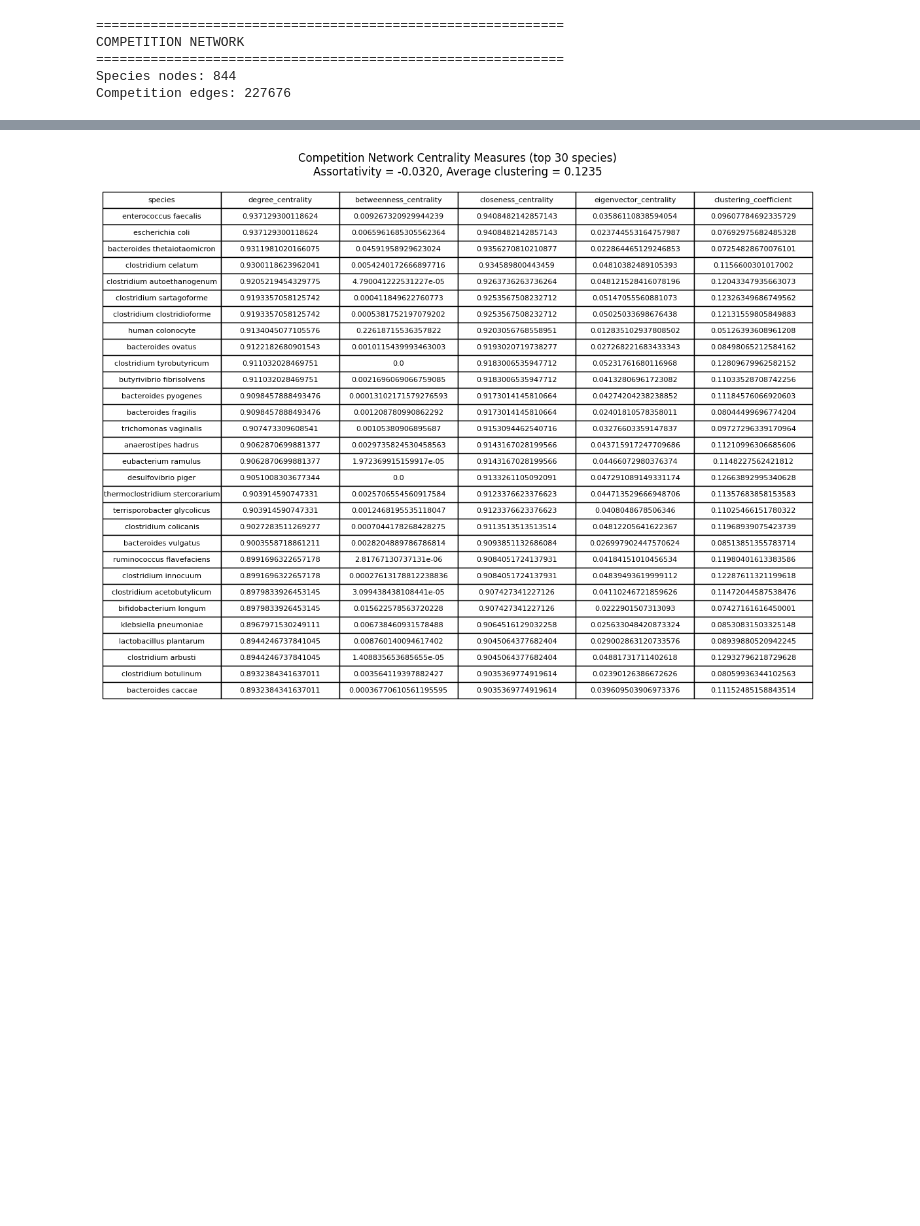
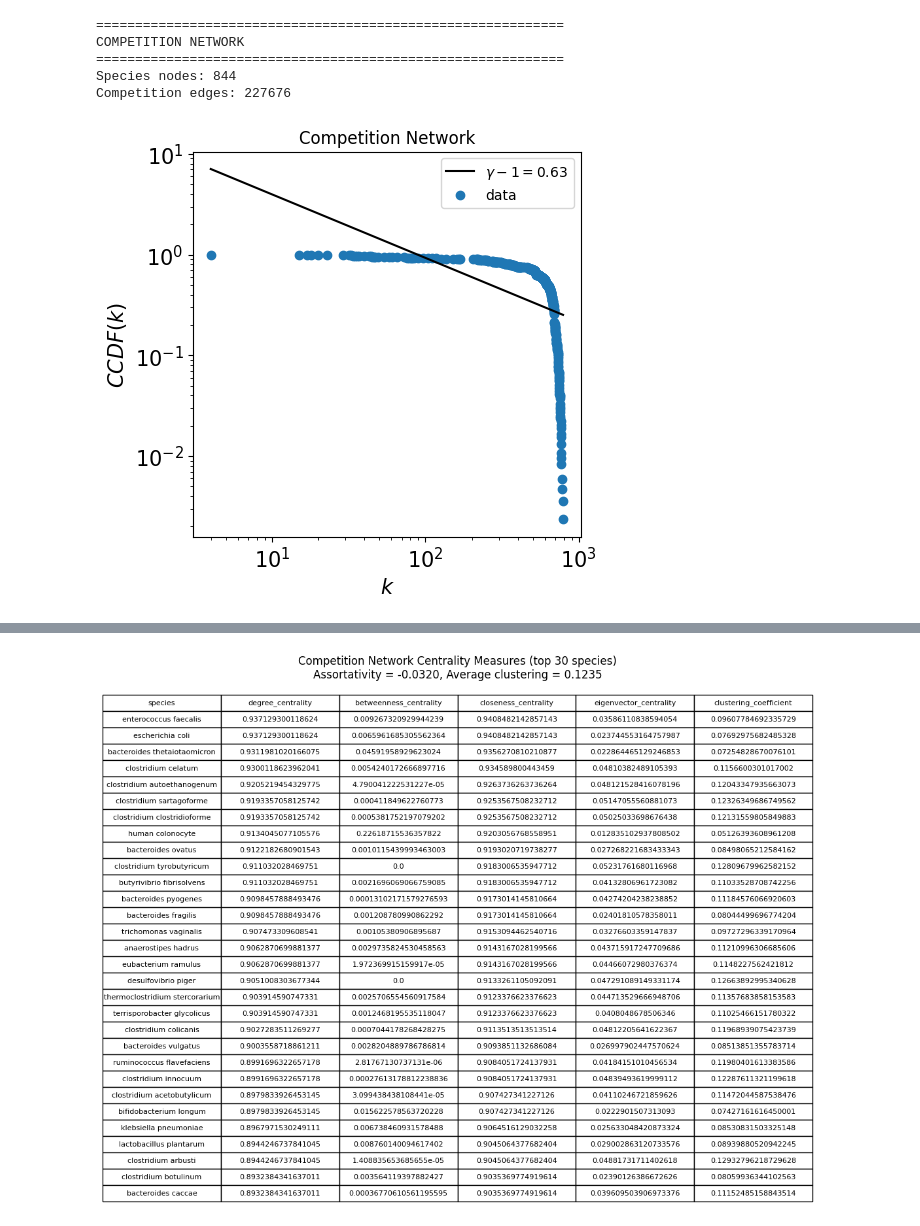
Before and after one commit to sarmijavier/complex_network_project_mouse_and_human_gut_microbiota, a Jupyter notebook: competition_network.ipynb, the cells around one changed output, grey strips where cells are left out. Saved outputs shown, nothing was run; the diff lists cells and outputs as text; code cells hidden in the pictures; blank space fills up the shorter version.

```diff
--- a/competition_network.ipynb
+++ b/competition_network.ipynb
@@ -1144,3 +1144,8 @@ COMPETITION NETWORK
 ============================================================
 Species nodes: 844
 Competition edges: 227676
+# %%
+nodes = list(competition.nodes())
+fit_CCDF(competition, node_list=nodes, title='Competition Network')
+# %% [output]
+[figure, added]
```
Also changed, not shown: parts of 64 cells of this notebook.
